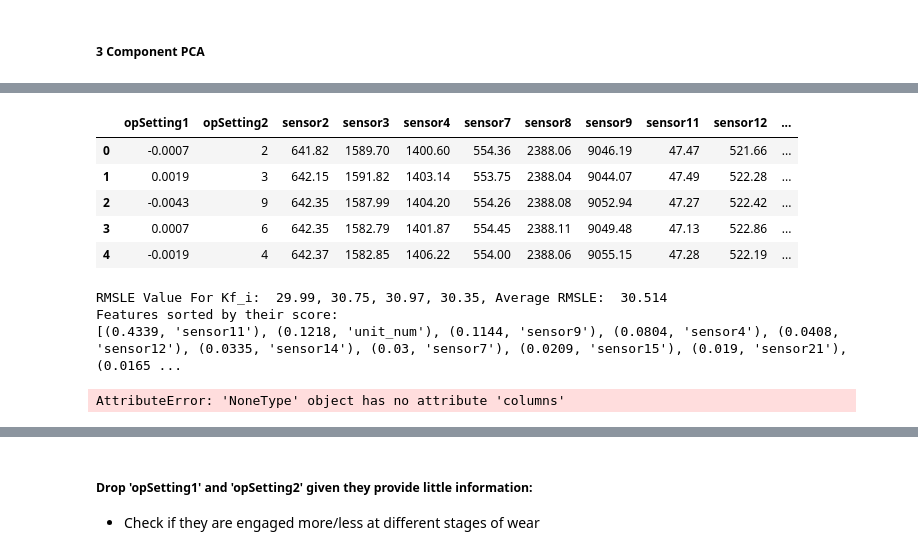
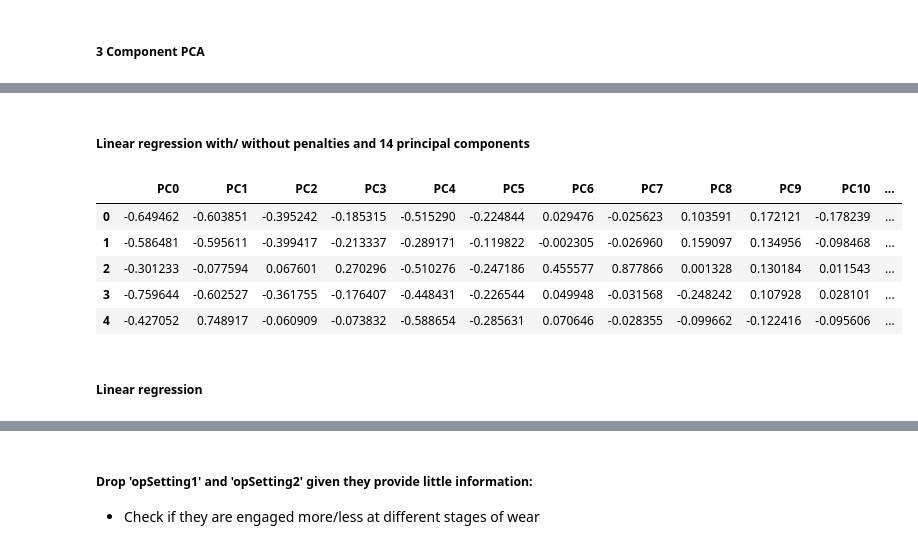
Before and after one commit to j-greggazz/Kaggle, a Jupyter notebook: Predictive Maintenance/notebooks/NASA Turbofan engine degradation analysis.ipynb, the cells around one changed output, grey strips where cells are left out. Cells and saved outputs as stored; diff of their text form; code cells hidden in the pictures.

```diff
--- a/Predictive Maintenance/notebooks/NASA Turbofan engine degradation analysis.ipynb
+++ b/Predictive Maintenance/notebooks/NASA Turbofan engine degradation analysis.ipynb
@@ -392,0 +450,2 @@ plt.show()
+# %%
+train.drop('unit_num', axis = 1, inplace = True)
@@ -392,0 +463,5 @@ plt.show()
+# %%
+train.drop(['opSetting1', 'opSetting2'],  axis = 1, inplace = True)
+rfModel = RandomForestRegressor(n_estimators=100)
+#run_train_test_split(train, rfModel)testModel
+testModel(train, 4, rfModel, returnVal = False, printOutput = True, printFeatureImp = True)
@@ -394,0 +730,18 @@ train_.drop(['FailureGrade', 'opSetting1', 'opSetting2'], axis = 1, inplace = Tr
+# %%
+result = []
+scaled_result = []
+for nComponents in range(1, 15):
+    print("{} = {}".format('number of Components: ', nComponents))
+    df_PCA_one = convertToPCA_reg(train_one, nComponents)
+
+    # Presaved Random Forest Regressor max_params:
+    max_params['params'] = {'min_impurity_decrease': 0.00037466493803095416, 'max_depth': 39, 'n_estimators': 129}
+    rfModel = RandomForestRegressor(**max_params['params'])
+    newVal = testModel(df = df_PCA_one, n_splits = 10, model = rfModel, returnVal = True, printFeatureImp = True)
+    result.append(newVal)
+
+f, axs = plt.subplots(1, 1, figsize=(15,6))
+axs.plot(range(1, len(result)+1), result, label = 'train')
+plt.legend()
+
+_ = axs.set(xlabel="Number of components", ylabel='RMSLE', title='Performance evaluation PCA')
@@ -394,0 +767,18 @@ train_.drop(['FailureGrade', 'opSetting1', 'opSetting2'], axis = 1, inplace = Tr
+# %%
+result = []
+scaled_result = []
+for nComponents in range(12, 15):
+    print("{} = {}".format('number of Components: ', nComponents))
+    df_PCA_one = convertToPCA_reg(train_one, nComponents)
+
+    # Presaved Random Forest Regressor max_params:
+    max_params['params'] = {'min_impurity_decrease': 0.00037466493803095416, 'max_depth': 39, 'n_estimators': 129}
+    rfModel = RandomForestRegressor(**max_params['params'])
+    newVal = testModel(df = df_PCA_one, n_splits = 10, model = rfModel, returnVal = True)
+    result.append(newVal)
+
+f, axs = plt.subplots(1, 1, figsize=(15,6))
+axs.plot(range(1, len(result)+1), result, label = 'train')
+plt.legend()
+
+_ = axs.set(xlabel="Number of components", ylabel='RMSLE', title='Performance evaluation PCA')
@@ -395,9 +799,11 @@ train_.drop(['FailureGrade', 'opSetting1', 'opSetting2'], axis = 1, inplace = Tr
+# %% [markdown]
+##### Linear regression with/ without penalties and 14 principal components
 # %%
-train_.head()
+df_PCA_one.head()
 # %% [output]
-|  | opSetting1 | opSetting2 | sensor2 | sensor3 | sensor4 | sensor7 | sensor8 | sensor9 | sensor11 | sensor12 | ... |
-| 0 | -0.0007 | 2 | 641.82 | 1589.70 | 1400.60 | 554.36 | 2388.06 | 9046.19 | 47.47 | 521.66 | ... |
-| 1 | 0.0019 | 3 | 642.15 | 1591.82 | 1403.14 | 553.75 | 2388.04 | 9044.07 | 47.49 | 522.28 | ... |
-| 2 | -0.0043 | 9 | 642.35 | 1587.99 | 1404.20 | 554.26 | 2388.08 | 9052.94 | 47.27 | 522.42 | ... |
-| 3 | 0.0007 | 6 | 642.35 | 1582.79 | 1401.87 | 554.45 | 2388.11 | 9049.48 | 47.13 | 522.86 | ... |
-| 4 | -0.0019 | 4 | 642.37 | 1582.85 | 1406.22 | 554.00 | 2388.06 | 9055.15 | 47.28 | 522.19 | ... |
+|  | PC0 | PC1 | PC2 | PC3 | PC4 | PC5 | PC6 | PC7 | PC8 | PC9 | PC10 | ... |
+| 0 | -0.649462 | -0.603851 | -0.395242 | -0.185315 | -0.515290 | -0.224844 | 0.029476 | -0.025623 | 0.103591 | 0.172121 | -0.178239 | ... |
+| 1 | -0.586481 | -0.595611 | -0.399417 | -0.213337 | -0.289171 | -0.119822 | -0.002305 | -0.026960 | 0.159097 | 0.134956 | -0.098468 | ... |
+| 2 | -0.301233 | -0.077594 | 0.067601 | 0.270296 | -0.510276 | -0.247186 | 0.455577 | 0.877866 | 0.001328 | 0.130184 | 0.011543 | ... |
+| 3 | -0.759644 | -0.602527 | -0.361755 | -0.176407 | -0.448431 | -0.226544 | 0.049948 | -0.031568 | -0.248242 | 0.107928 | 0.028101 | ... |
+| 4 | -0.427052 | 0.748917 | -0.060909 | -0.073832 | -0.588654 | -0.285631 | 0.070646 | -0.028355 | -0.099662 | -0.122416 | -0.095606 | ... |
@@ -456,12 +809,0 @@ def rmsle(ytrue, ypred):
-# %%
-rfModel = RandomForestRegressor(n_estimators=100)
-#run_train_test_split(train, rfModel)testModel
-testModel(train, 4, rfModel, returnVal = False, printOutput = True)
-# %% [output]
-RMSLE Value For Kf_i:  29.99, 30.75, 30.97, 30.35, Average RMSLE:  30.514
-Features sorted by their score:
-[(0.4339, 'sensor11'), (0.1218, 'unit_num'), (0.1144, 'sensor9'), (0.0804, 'sensor4'), (0.0408, 'sensor12'), (0.0335, 'sensor14'), (0.03, 'sensor7'), (0.0209, 'sensor15'), (0.019, 'sensor21'), (0.0165 ...
-# %%
-train_.drop(['CyclesToFailure'], axis = 1, inplace = True).columns
-# %% [output]
-AttributeError: 'NoneType' object has no attribute 'columns'
@@ -467,0 +812,2 @@ AttributeError: 'NoneType' object has no attribute 'columns'
+# %% [markdown]
+##### Linear regression
```
Also changed, not shown: parts of 47 cells of this notebook.
